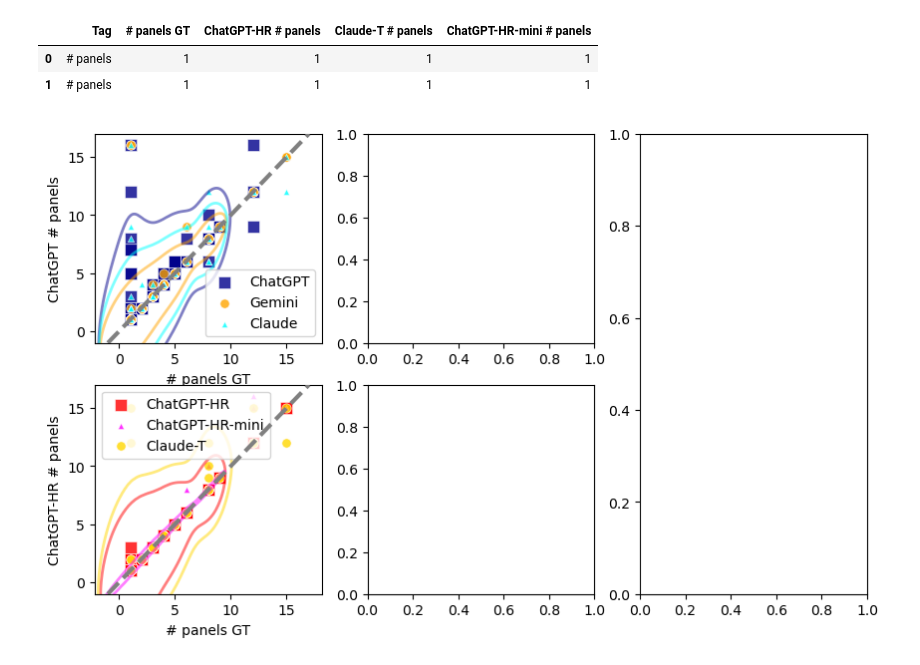
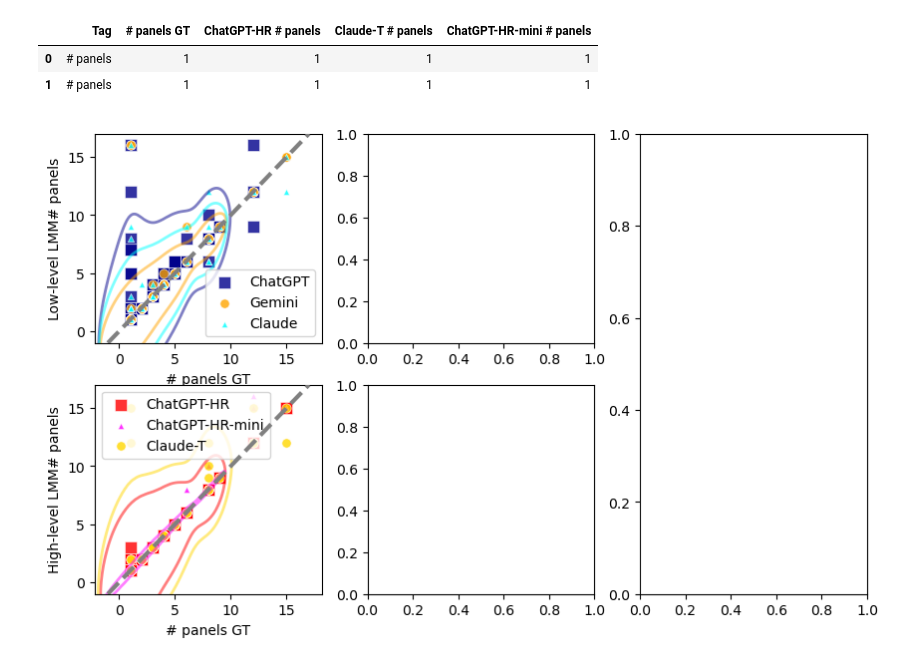
Before and after one commit to ReadingTimeMachine/LLM_VQA_MultiPanel, a Jupyter notebook: figure_notebooks/counting_types_figure.ipynb, the cells around one changed output. Drawn from its saved outputs; the diff is of its cells as text; code cells hidden in the pictures.

```diff
--- a/figure_notebooks/counting_types_figure.ipynb
+++ b/figure_notebooks/counting_types_figure.ipynb
@@ -256,31 +256,32 @@ for modeltype, labels, colors, marker_styles, marker_sizes, dfplot, name in zip(
     for model in modeltype:
         lmtag = labels[model] + ' ' + q['tag']
         if 'yfudge' not in q:
             q = deepcopy(q)
             q['yfudge'] = fudge
         if 'xfudge' not in q:
             q['xfudge'] = fudge
         gt = dfplot[gttag]
         lmm = dfplot[lmtag]
 
         add_kde_contours(axes[name+'-npanels'], gt, lmm, colors[model],
                                         labels[model], marker_styles[model], marker_sizes[model],
                                         levels=levels, plot_kde=plot_kde)
     axes[name+'-npanels'].legend()
     axes[name+'-npanels'].plot([np.min(gt)-q['yfudge'], np.max(gt)+q['yfudge']],
                             [np.min(gt)-q['yfudge'], np.max(gt)+q['yfudge']],
                             linestyle=eq_linestyle, linewidth=eq_linethick, zorder=10,
                             color=eq_linecolor)
     axes[name+'-npanels'].set_ylim(np.min(gt)-q['yfudge'], np.max(gt)+q['yfudge'])
+    axes[name+'-npanels'].set_ylabel(name.capitalize() + '-level LMM' + gttag.removesuffix(' GT'))
 
 
 # # set font sizes
 # for ax in axes:
 #     # Set tick label font sizes for second subplot
 #     ax.tick_params(axis='both', which='major', labelsize=tick_fontsize)
 #     legend = ax.get_legend()
 #     if legend is not None:
 #         # Set legend font size for second subplot
 #         ax.legend(fontsize=legend_fontsize)
 # %% [output]
-[figure, old version]
+[figure, new version]
```
